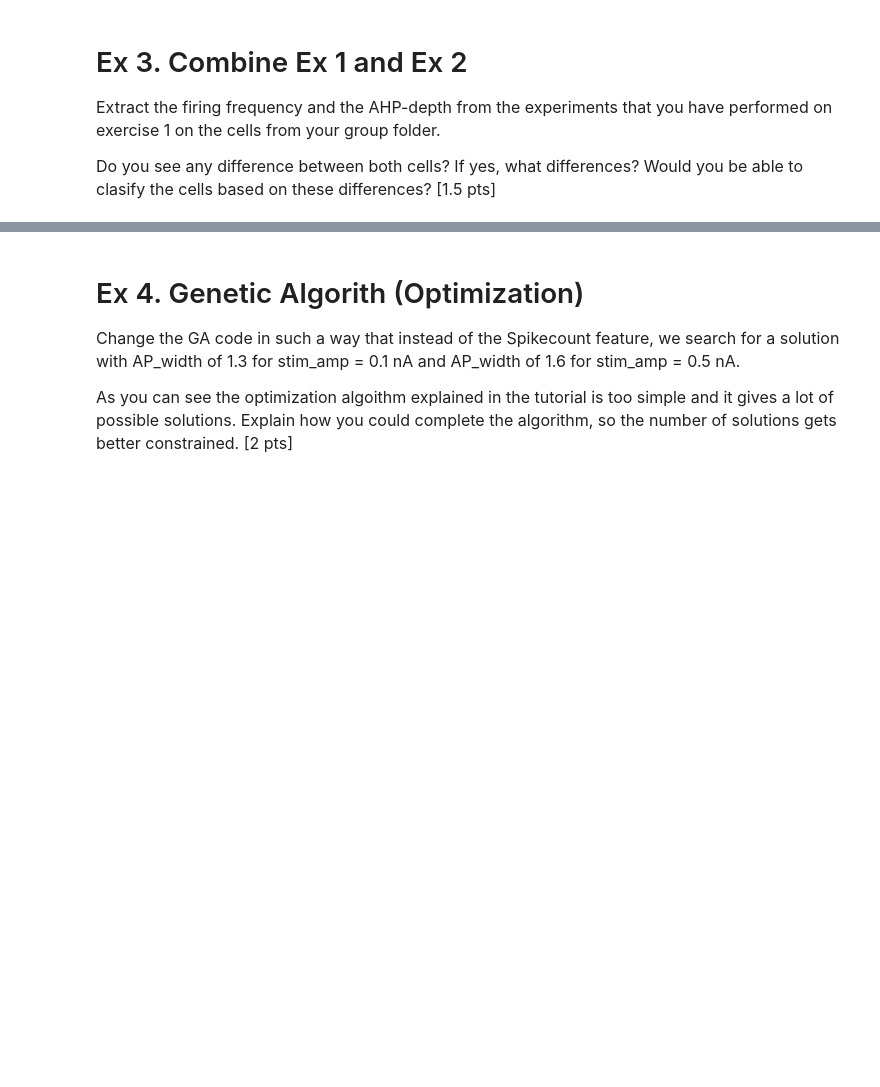
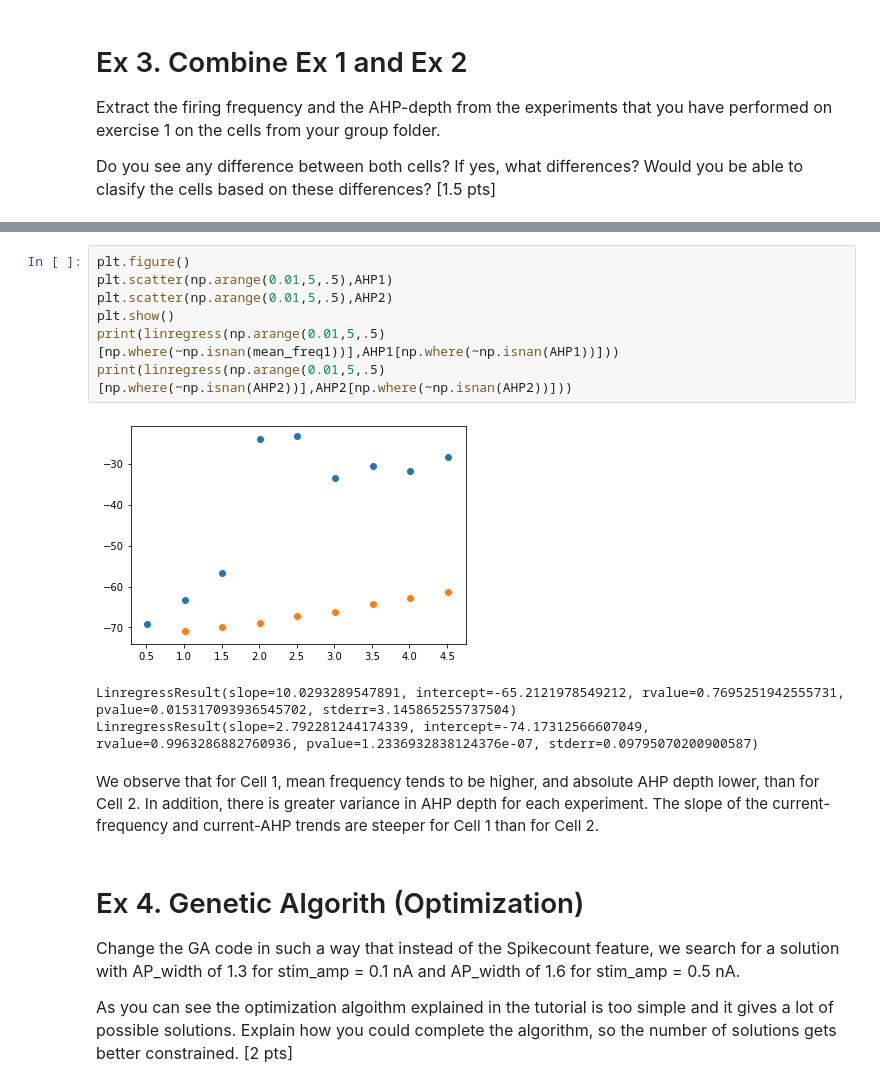
Before and after one commit to jjt20/InSilicoClass, a Jupyter notebook: my_notebooks/Week5/Week5_HomeWork.ipynb, the cells around one changed output, grey strips where cells are left out. Drawn from its saved outputs; the diff is of its cells as text; blank space fills up the shorter version.

```diff
--- a/my_notebooks/Week5/Week5_HomeWork.ipynb
+++ b/my_notebooks/Week5/Week5_HomeWork.ipynb
@@ -534,3 +566,16 @@ plt.show()
+# %%
+plt.figure()
+plt.scatter(np.arange(0.01,5,.5),AHP1)
+plt.scatter(np.arange(0.01,5,.5),AHP2)
+plt.show()
+print(linregress(np.arange(0.01,5,.5)[np.where(~np.isnan(mean_freq1))],AHP1[np.where(~np.isnan(AHP1))]))
+print(linregress(np.arange(0.01,5,.5)[np.where(~np.isnan(AHP2))],AHP2[np.where(~np.isnan(AHP2))]))
+# %% [output]
+[figure, added]
+LinregressResult(slope=10.0293289547891, intercept=-65.2121978549212, rvalue=0.7695251942555731, pvalue=0.015317093936545702, stderr=3.145865255737504)
+LinregressResult(slope=2.792281244174339, intercept=-74.17312566607049, rvalue=0.9963286882760936, pvalue=1.2336932838124376e-07, stderr=0.09795070200900587)
+# %% [markdown]
+We observe that for Cell 1, mean frequency tends to be higher, and absolute AHP depth lower, than for Cell 2. In addition, there is greater variance in AHP depth for each experiment. The slope of the current-frequency and current-AHP trends are steeper for Cell 1 than for Cell 2.
 # %% [markdown]
 # Ex 4. Genetic Algorith (Optimization)
 
```
Also changed, not shown: parts of 8 cells of this notebook, 11 other files.
